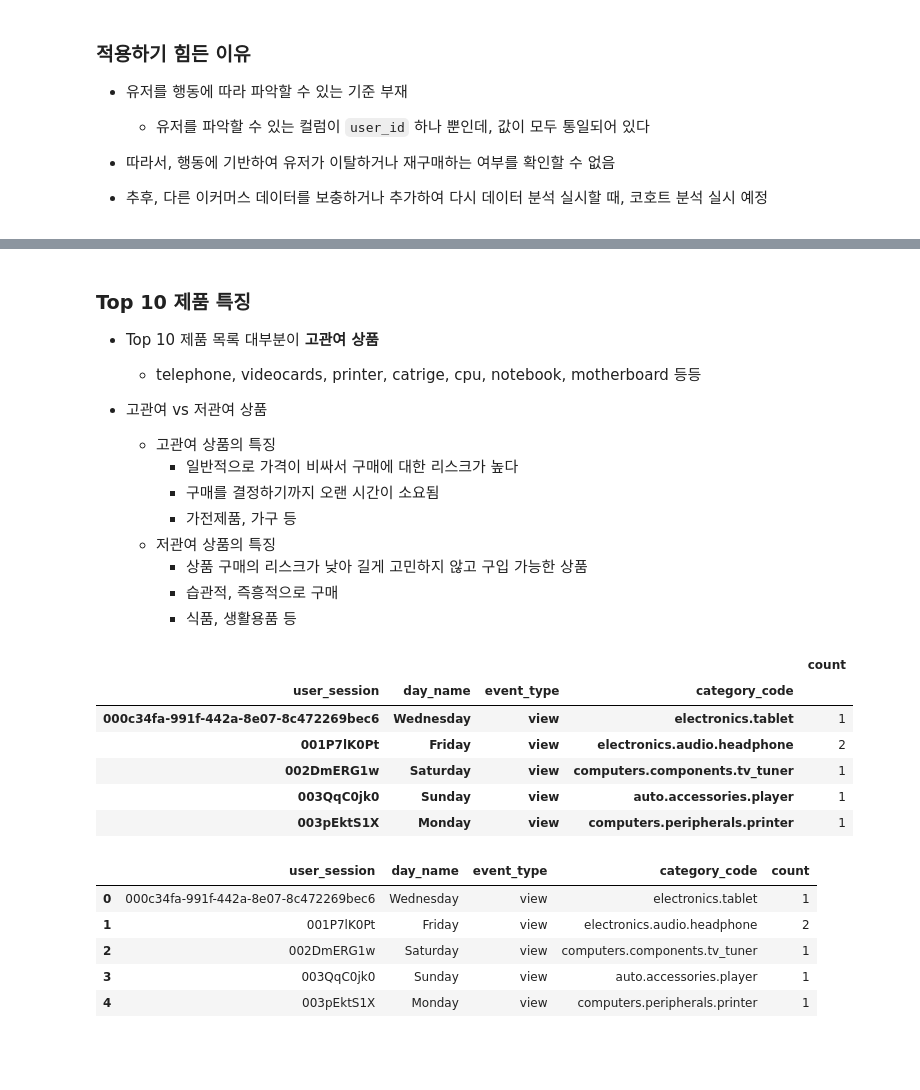
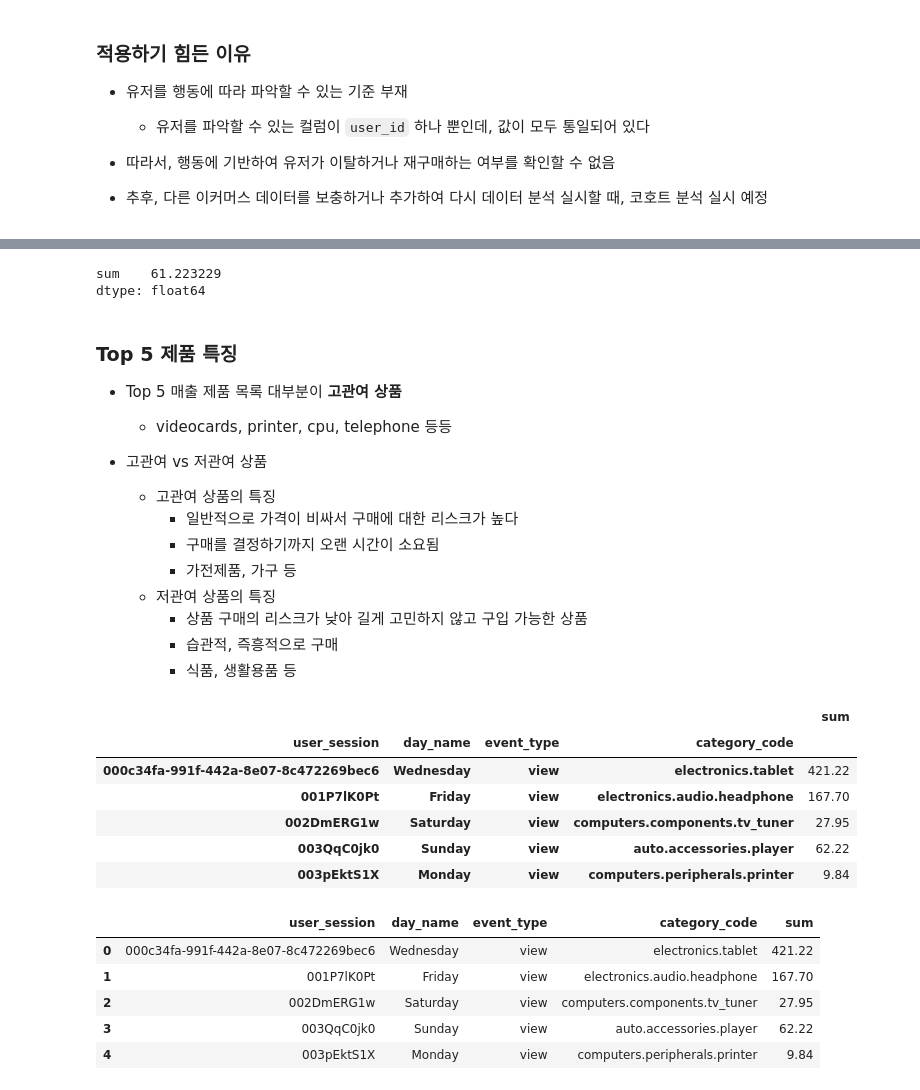
Before and after one commit to wjco/DAStudy-sat, a Jupyter notebook: Tek/multi_category_online_store_funnel/multi_category_online_store_eda.ipynb, the cells around one changed output, grey strips where cells are left out. Drawn from its saved outputs; the diff is of its cells as text; code cells hidden in the pictures; blank space fills up the shorter version.

```diff
--- a/Tek/multi_category_online_store_funnel/multi_category_online_store_eda.ipynb
+++ b/Tek/multi_category_online_store_funnel/multi_category_online_store_eda.ipynb
@@ -978,7 +976,16 @@ np.sum(df[df.event_type=="cart"]["category_code"].value_counts(normalize=True)[:
+# %%
+# cart에 넣은 제품 Top 5 가격이 전체 cart에서 차지하는 비율
+cart_pr_top_5 = np.sum(df_grp.get_group("cart").groupby("category_code")["price"].agg([np.sum]).sort_values("sum", ascending=False)[:5])
+cart_pr_total = np.sum(df_grp.get_group("cart").groupby("category_code")["price"].agg([np.sum]).sort_values("sum", ascending=False))
+
+cart_pr_top_5 / cart_pr_total * 100
+# %% [output]
+sum    61.223229
+dtype: float64
 # %% [markdown]
-### Top 10 제품 특징
-- Top 10 제품 목록 대부분이 **고관여 상품**
-    - telephone, videocards, printer, catrige, cpu, notebook, motherboard 등등
+### Top 5 제품 특징
+- Top 5 매출 제품 목록 대부분이 **고관여 상품**
+    - videocards, printer, cpu, telephone 등등
 
 - 고관여 vs 저관여 상품
     - 고관여 상품의 특징
@@ -991,26 +998,27 @@ np.sum(df[df.event_type=="cart"]["category_code"].value_counts(normalize=True)[:
         - 식품, 생활용품 등
 # %%
 # count_cat_code = df.groupby(["user_session", "day_name", "event_type", "category_code"])[["category_code"]].agg(["count", "max"])
-count_cat_code = df.groupby(["user_session", "day_name", "event_type", "category_code"])["day_name"].agg(["count"])
+# count_cat_code = df.groupby(["user_session", "day_name", "event_type", "category_code"])["day_name"].agg(["count"])
+count_cat_code = df.groupby(["user_session", "day_name", "event_type", "category_code"])["price"].agg(["sum"])
 count_cat_code.head()
 # %% [output]
-|  |  |  |  | count |
+|  |  |  |  | sum |
 | user_session | day_name | event_type | category_code |  |
-| 000c34fa-991f-442a-8e07-8c472269bec6 | Wednesday | view | electronics.tablet | 1 |
-| 001P7lK0Pt | Friday | view | electronics.audio.headphone | 2 |
-| 002DmERG1w | Saturday | view | computers.components.tv_tuner | 1 |
-| 003QqC0jk0 | Sunday | view | auto.accessories.player | 1 |
-| 003pEktS1X | Monday | view | computers.peripherals.printer | 1 |
+| 000c34fa-991f-442a-8e07-8c472269bec6 | Wednesday | view | electronics.tablet | 421.22 |
+| 001P7lK0Pt | Friday | view | electronics.audio.headphone | 167.70 |
+| 002DmERG1w | Saturday | view | computers.components.tv_tuner | 27.95 |
+| 003QqC0jk0 | Sunday | view | auto.accessories.player | 62.22 |
+| 003pEktS1X | Monday | view | computers.peripherals.printer | 9.84 |
 # %%
 day_cat_code = count_cat_code.reset_index()
 day_cat_code.head()
 # %% [output]
-|  | user_session | day_name | event_type | category_code | count |
-| 0 | 000c34fa-991f-442a-8e07-8c472269bec6 | Wednesday | view | electronics.tablet | 1 |
-| 1 | 001P7lK0Pt | Friday | view | electronics.audio.headphone | 2 |
-| 2 | 002DmERG1w | Saturday | view | computers.components.tv_tuner | 1 |
-| 3 | 003QqC0jk0 | Sunday | view | auto.accessories.player | 1 |
-| 4 | 003pEktS1X | Monday | view | computers.peripherals.printer | 1 |
+|  | user_session | day_name | event_type | category_code | sum |
+| 0 | 000c34fa-991f-442a-8e07-8c472269bec6 | Wednesday | view | electronics.tablet | 421.22 |
+| 1 | 001P7lK0Pt | Friday | view | electronics.audio.headphone | 167.70 |
+| 2 | 002DmERG1w | Saturday | view | computers.components.tv_tuner | 27.95 |
+| 3 | 003QqC0jk0 | Sunday | view | auto.accessories.player | 62.22 |
+| 4 | 003pEktS1X | Monday | view | computers.peripherals.printer | 9.84 |
 # %%
 day_cat_code_cart = day_cat_code[day_cat_code.event_type=="cart"]
 day_cat_code_cart.head()
```
Also changed, not shown: parts of 26 cells of this notebook.
